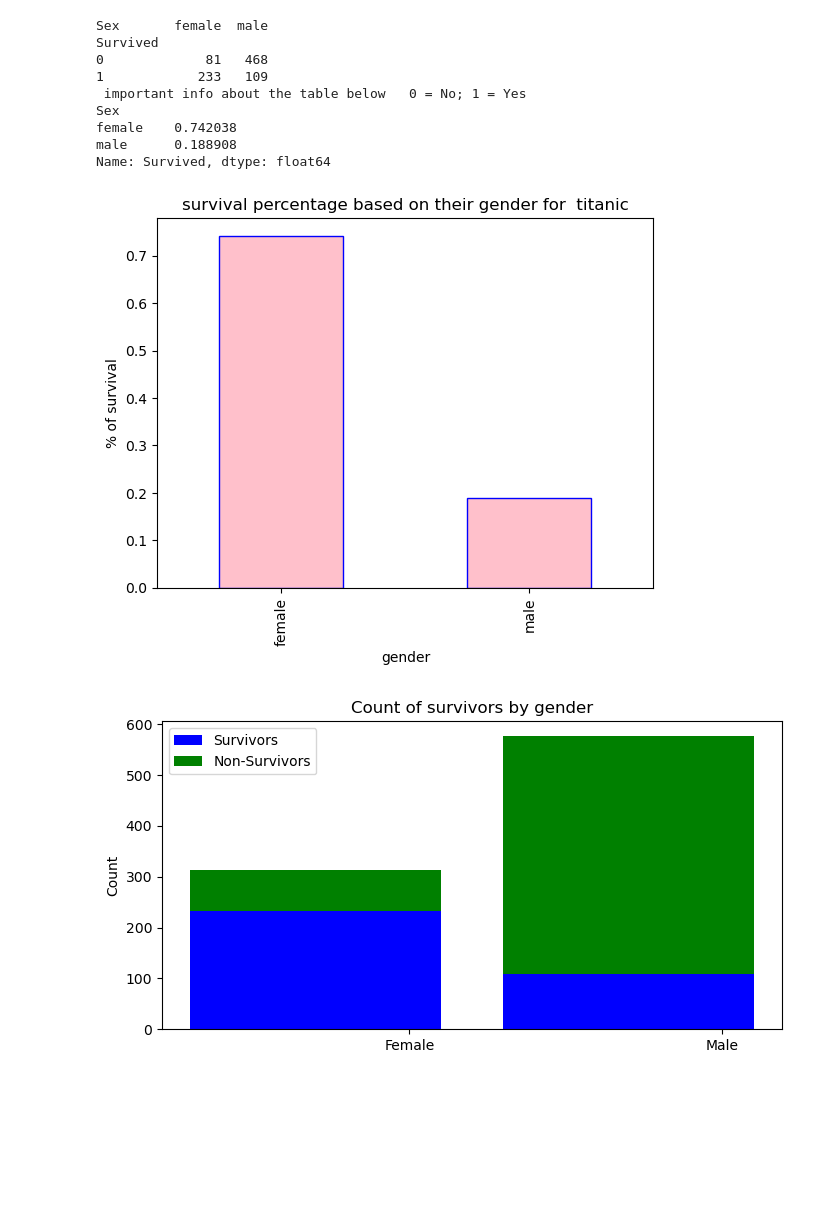
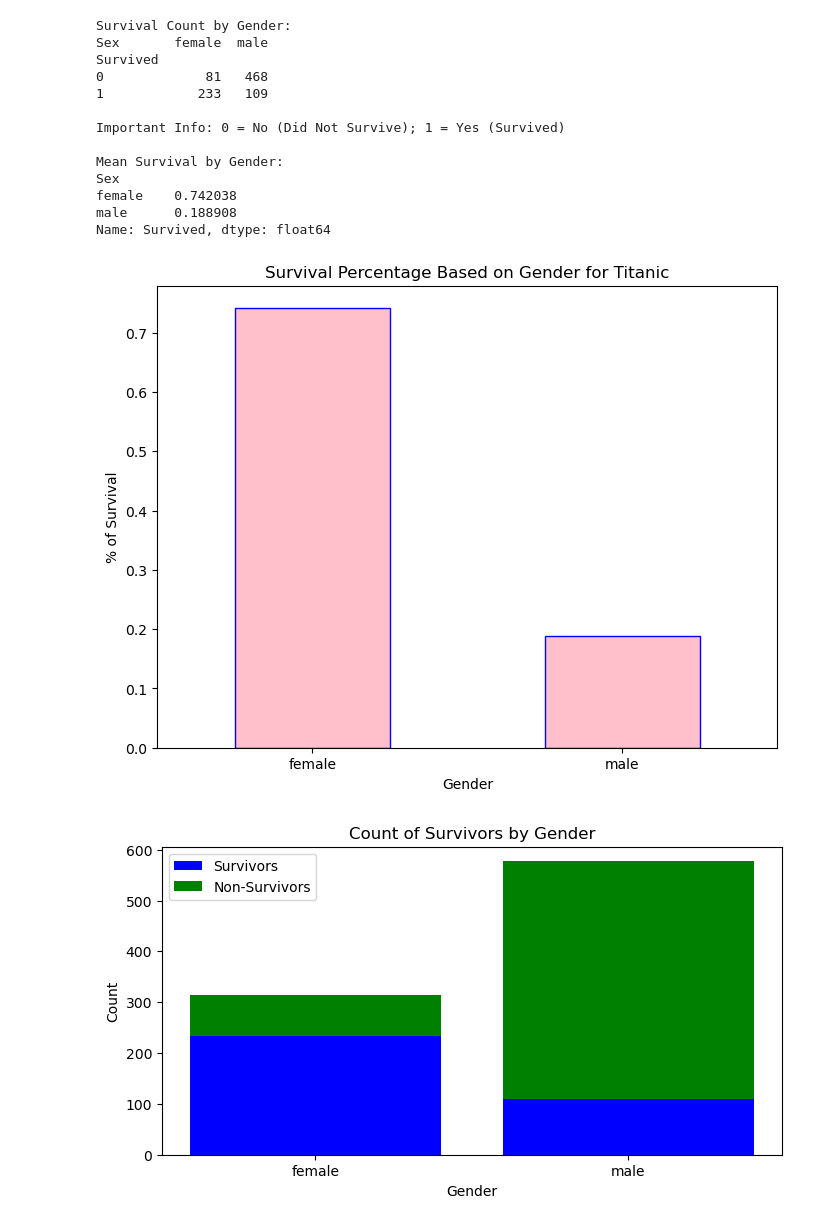
Before and after one commit to SamChoc974/titanic_analysis_23, a Jupyter notebook: titanpack.ipynb, the cells around one changed output. Saved outputs shown, nothing was run; the diff lists cells and outputs as text; code cells hidden in the pictures; blank space fills up the shorter version.

```diff
--- a/titanpack.ipynb
+++ b/titanpack.ipynb
@@ -115,14 +126,18 @@ def gender_fc():
 # %%
-gender_fc()
+gender_survival()
 # %% [output]
+Survival Count by Gender:
 Sex       female  male
 Survived
 0             81   468
 1            233   109
- important info about the table below   0 = No; 1 = Yes
+
+Important Info: 0 = No (Did Not Survive); 1 = Yes (Survived)
+
+Mean Survival by Gender:
 Sex
 female    0.742038
 male      0.188908
 Name: Survived, dtype: float64
-[figure, old version]
+[figure, new version]
-[figure, old version]
+[figure, new version]
```
Also changed, not shown: parts of 18 cells of this notebook.
